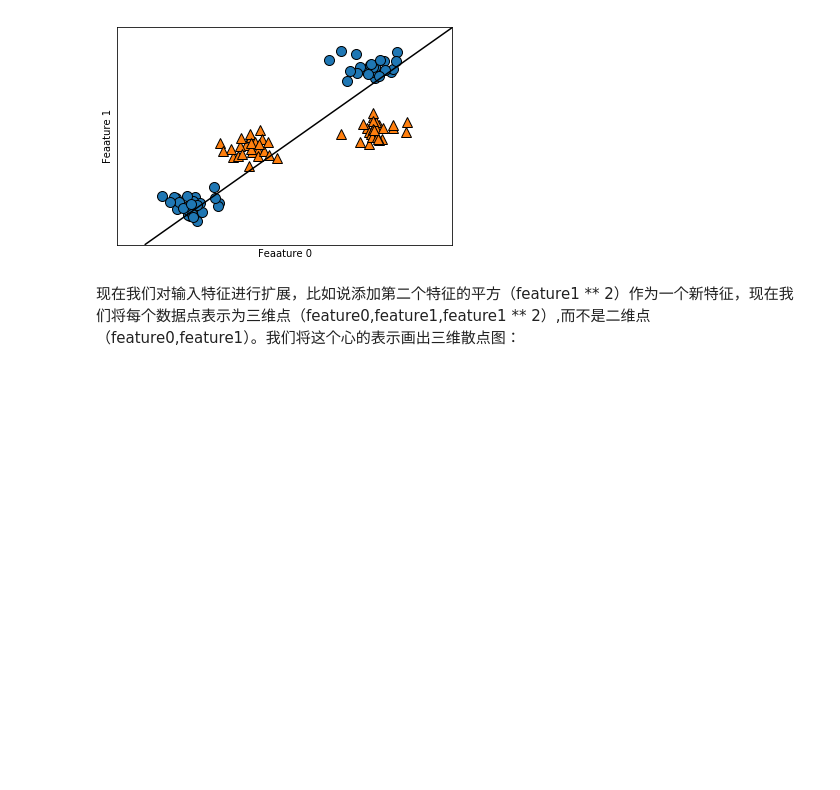
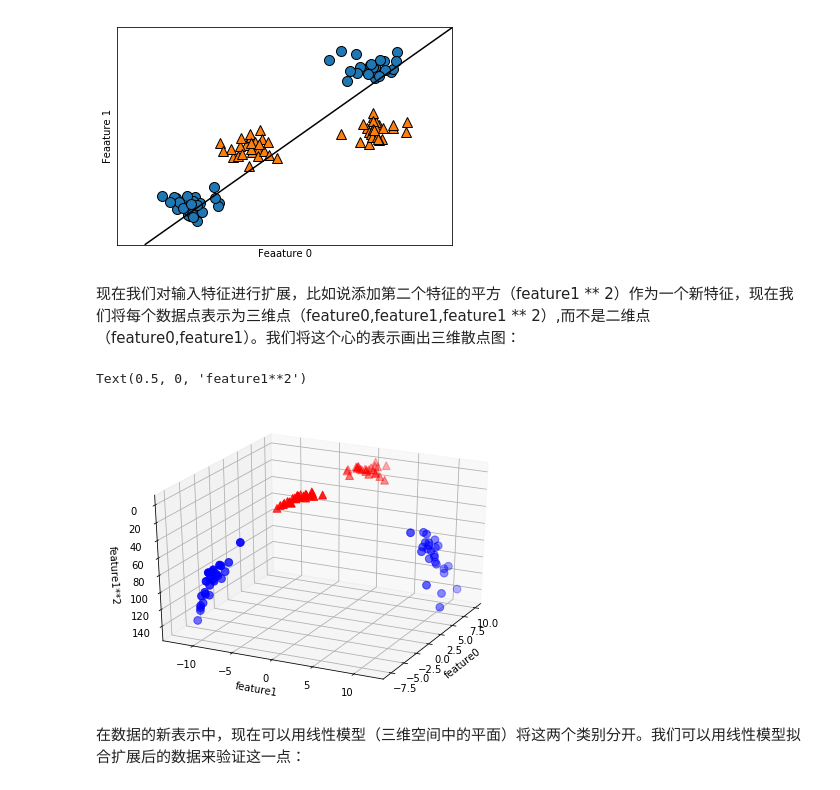
Before and after one commit to foragile/introduction_to_machine_learning_with_python, a Jupyter notebook: chapter02/核支持向量机.ipynb, the cells around one changed output. Saved outputs shown, nothing was run; the diff lists cells and outputs as text; code cells hidden in the pictures; blank space fills up the shorter version.

```diff
--- a/chapter02/核支持向量机.ipynb
+++ b/chapter02/核支持向量机.ipynb
@@ -68,8 +68,19 @@ Text(0, 0.5, 'Feaature 1')
 # %%
 X_new=np.hstack([X,X[:,1:]**2])
 
 from mpl_toolkits.mplot3d import Axes3D,axes3d
 figure=plt.figure()
 # 3D可视化
 ax=Axes3D(figure,elev=-152,azim=-26)
-# 首先画出所有y==0
+# 首先画出所有y==0的点，然后画出所有y==1的点
+mask= y==0
+ax.scatter(X_new[mask,0],X_new[mask,1],X_new[mask,2],c='b',cmap=mglearn.cm2,s=60)
+ax.scatter(X_new[~mask,0],X_new[~mask,1],X_new[~mask,2],c='r',marker='^',cmap=mglearn.cm2,s=60)
+ax.set_xlabel("feature0")
+ax.set_ylabel("feature1")
+ax.set_zlabel("feature1**2")
+# %% [output]
+Text(0.5, 0, 'feature1**2')
+[figure, added]
+# %% [markdown]
+在数据的新表示中，现在可以用线性模型（三维空间中的平面）将这两个类别分开。我们可以用线性模型拟合扩展后的数据来验证这一点：
```
